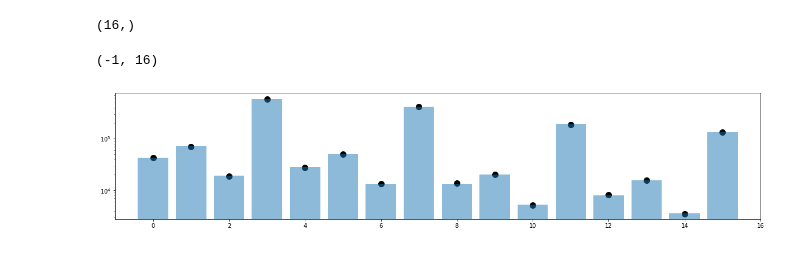
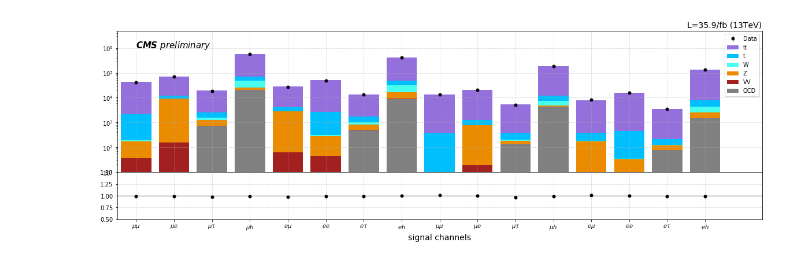
Before and after one commit to ZihengChen/WBranchingFaction, a Jupyter notebook: notebooks/fit_templateDF.ipynb, the cells around one changed output. Drawn from its saved outputs; the diff is of its cells as text; code cells hidden in the pictures.

```diff
--- a/notebooks/fit_templateDF.ipynb
+++ b/notebooks/fit_templateDF.ipynb
@@ -41,22 +41,55 @@ temp = np.concatenate(X,axis=1)
-# %%
-np.sum(temp[0:21],axis=0)
-# %% [output]
-(16,)
-# %%
-
-# X = np.load(baseDir + "data/templates/counting_controlRegion/X_.npy")
-# Y = np.load(baseDir + "data/templates/counting_controlRegion/Y_.npy")
-temp = np.concatenate(X,axis=1)
-temp = np.sum(temp,axis=0)
-targ = np.concatenate(Y,axis=0)
-
-# making plot
-plt.figure(figsize=(20,4),facecolor='w')
-c = np.arange(temp.size)
-plt.bar(c, temp, lw=2, alpha=0.5)
-plt.scatter(c, targ, c='k',s=100)
-plt.yscale('log')
-plt.xlim(c.min()-1,c.max()+1)
-# %% [output]
-(-1, 16)
-[figure, removed]
+# %%
+temp = np.concatenate(X,axis=1)
+targ = np.concatenate(Y,axis=0)
+# separate processes
+mctt = np.sum(temp[0:21],axis=0)
+mct  = np.sum(temp[21:42],axis=0)
+mcw  = temp[42]
+mcz  = temp[43]
+mcvv = temp[44]
+qcd  = temp[45]
+mclist = [qcd,mcvv,mcz,mcw,mct,mctt]
+# %%
+colorList = ["gray","#a32020","#eb8c00","#49feec","deepskyblue","mediumpurple"]
+labelList = ["QCD","VV","Z","W","t","tt"]
+chList = common.channelLsit()
+
+
+fig, axes = plt.subplots(2, 1, sharex=True, facecolor='w',
+                         gridspec_kw={'height_ratios':[3,1]},
+                         figsize=(20,6))
+fig.subplots_adjust(hspace=0)
+
+
+c = np.arange(targ.size)
+accum = np.zeros(targ.size)
+
+# making plot
+
+ax = axes[0]
+for i in range(len(mclist)):
+    height = mclist[i]
+    ax.bar(c, height, bottom=accum, width=0.8, alpha=1, color=colorList[i],label=labelList[i])
+    accum += height
+ax.errorbar(c, targ,yerr=targ**0.5, c='k', fmt='.',markersize=10,lw=1, label='Data')
+ax.grid(True,linestyle="--",alpha=0.5)
+handles, labels = ax.get_legend_handles_labels()
+ax.legend(handles[::-1], labels[::-1])
+ax.set_yscale('log')
+ax.set_ylim(10,5e6)
+ax.text(0, 1e6, r'CMS $preliminary$',style="italic",fontsize="15",fontweight='bold')
+ax.set_title("L=35.9/fb (13TeV)",loc="right",fontsize=14)
+
+ax = axes[1]
+ax.errorbar(c, targ/accum, yerr=targ**0.5/accum, c='k', fmt='.',markersize=10,lw=1)
+ax.grid(True,linestyle="--",alpha=0.5)
+ax.axhline(1,lw=1,color='k')
+ax.set_ylim(0.5,1.5)
+ax.set_xlim(c.min()-0.5, 1.1*c.max())
+ax.set_xlabel('signal channels',fontsize=14)
+
+
+plt.xticks(c, chList*2)
+plt.savefig('../plots/combine/counting.png',dpi=300)
+# %% [output]
+[figure, added]
```
Also changed, not shown: parts of 2 cells of this notebook, 3 other files.
